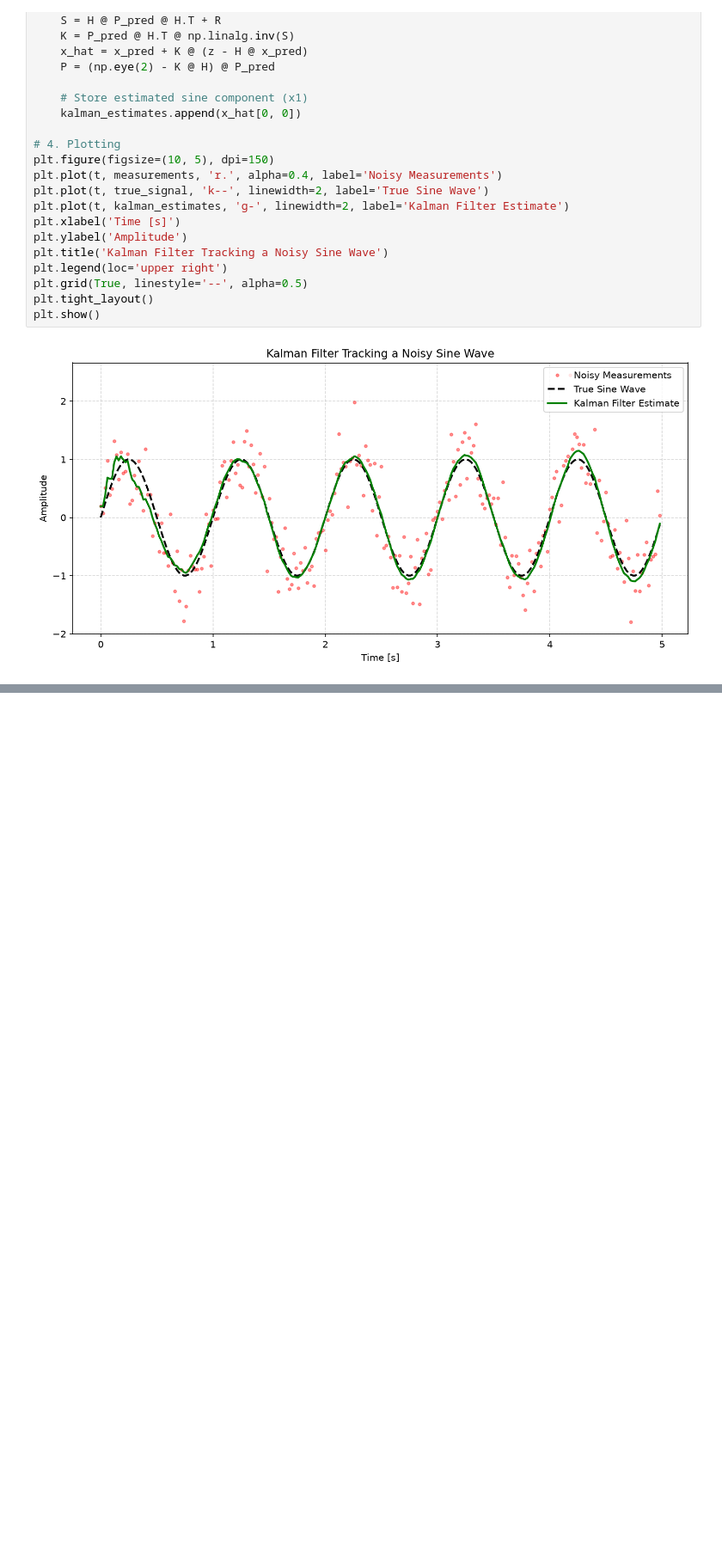
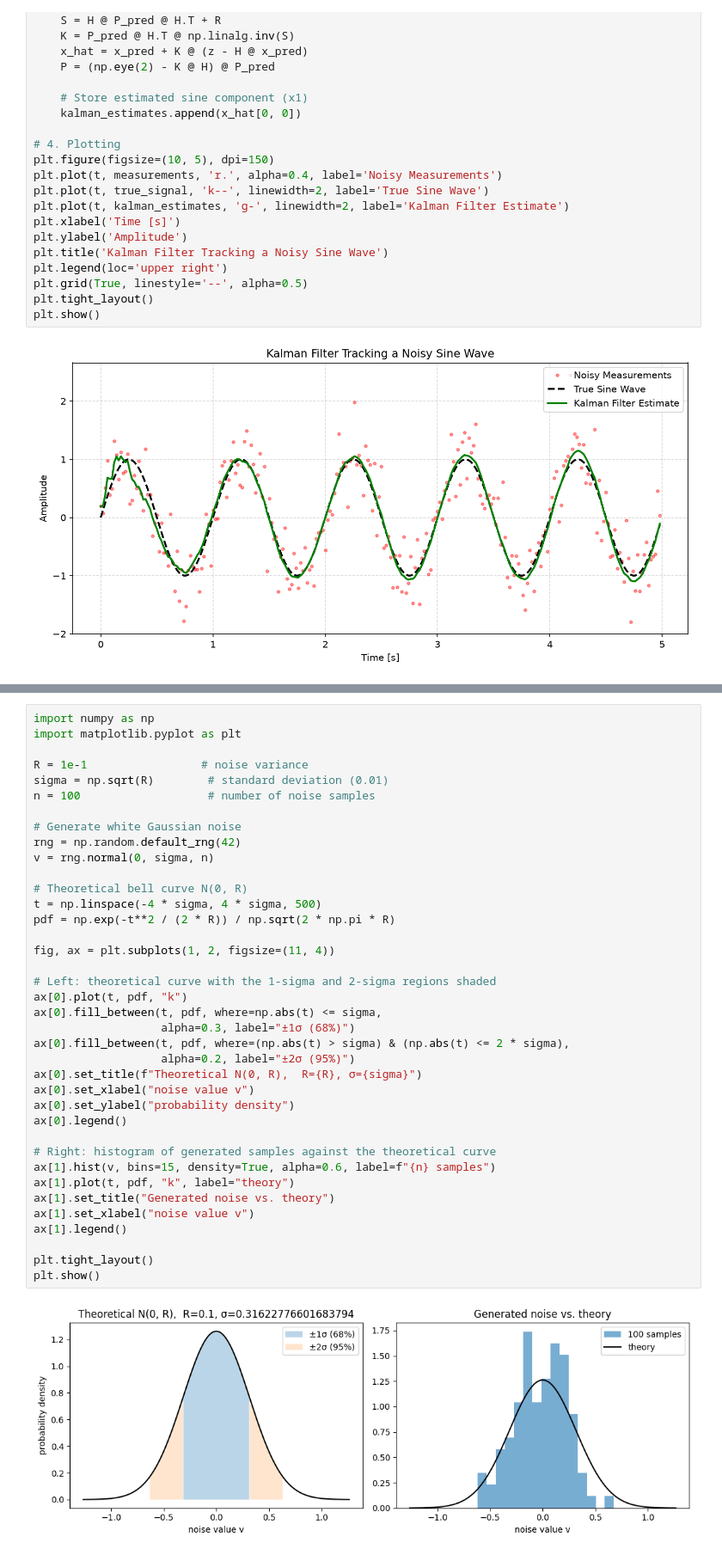
Before and after one commit to Izzathawari/PINN-dynamic-system, a Jupyter notebook: discrete_pinn/hankel_analysis.ipynb, the cells around one changed output, grey strips where cells are left out. Shown at 86% size. Drawn from its saved outputs; the diff is of its cells as text; blank space fills up the shorter version.

```diff
--- a/discrete_pinn/hankel_analysis.ipynb
+++ b/discrete_pinn/hankel_analysis.ipynb
@@ -647,0 +647,40 @@ k    | True x_k  | Noisy z_k | Pred x_hat^- | Gain G_k | Est x_hat | Var P_k
+# %%
+import numpy as np
+import matplotlib.pyplot as plt
+
+R = 1e-1                 # noise variance
+sigma = np.sqrt(R)        # standard deviation (0.01)
+n = 100                   # number of noise samples
+
+# Generate white Gaussian noise
+rng = np.random.default_rng(42)
+v = rng.normal(0, sigma, n)
+
+# Theoretical bell curve N(0, R)
+t = np.linspace(-4 * sigma, 4 * sigma, 500)
+pdf = np.exp(-t**2 / (2 * R)) / np.sqrt(2 * np.pi * R)
+
+fig, ax = plt.subplots(1, 2, figsize=(11, 4))
+
+# Left: theoretical curve with the 1-sigma and 2-sigma regions shaded
+ax[0].plot(t, pdf, "k")
+ax[0].fill_between(t, pdf, where=np.abs(t) <= sigma,
+                   alpha=0.3, label="±1σ (68%)")
+ax[0].fill_between(t, pdf, where=(np.abs(t) > sigma) & (np.abs(t) <= 2 * sigma),
+                   alpha=0.2, label="±2σ (95%)")
+ax[0].set_title(f"Theoretical N(0, R),  R={R}, σ={sigma}")
+ax[0].set_xlabel("noise value v")
+ax[0].set_ylabel("probability density")
+ax[0].legend()
+
+# Right: histogram of generated samples against the theoretical curve
+ax[1].hist(v, bins=15, density=True, alpha=0.6, label=f"{n} samples")
+ax[1].plot(t, pdf, "k", label="theory")
+ax[1].set_title("Generated noise vs. theory")
+ax[1].set_xlabel("noise value v")
+ax[1].legend()
+
+plt.tight_layout()
+plt.show()
+# %% [output]
+[figure, added]
```
Also changed, not shown: parts of 1 cell of this notebook.
